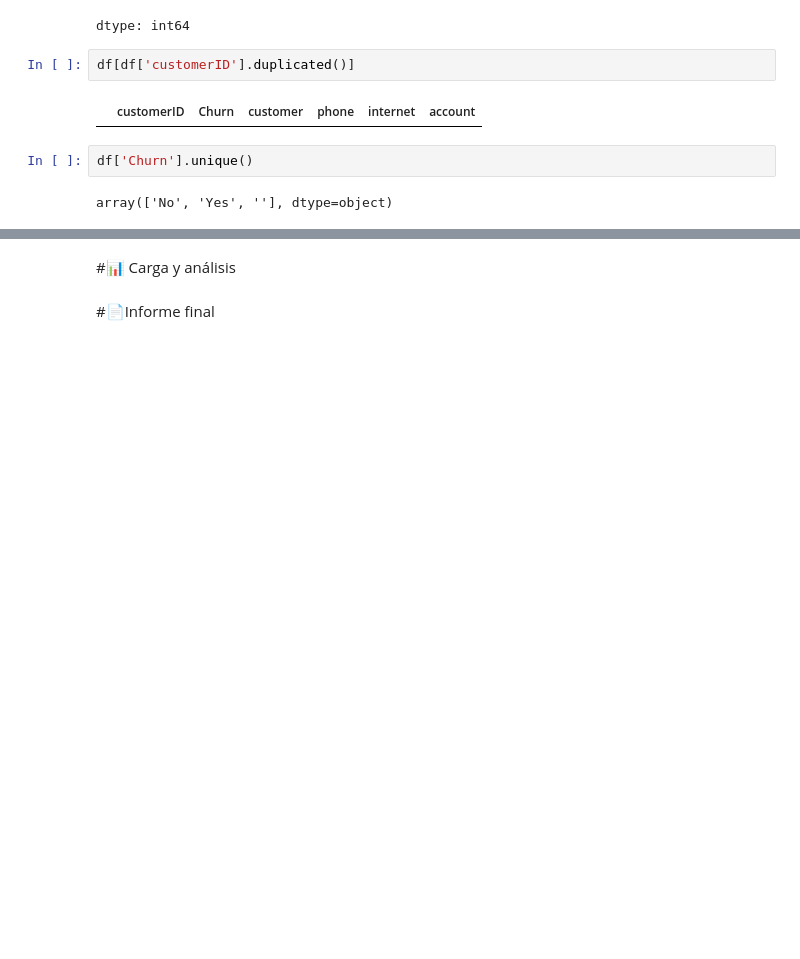
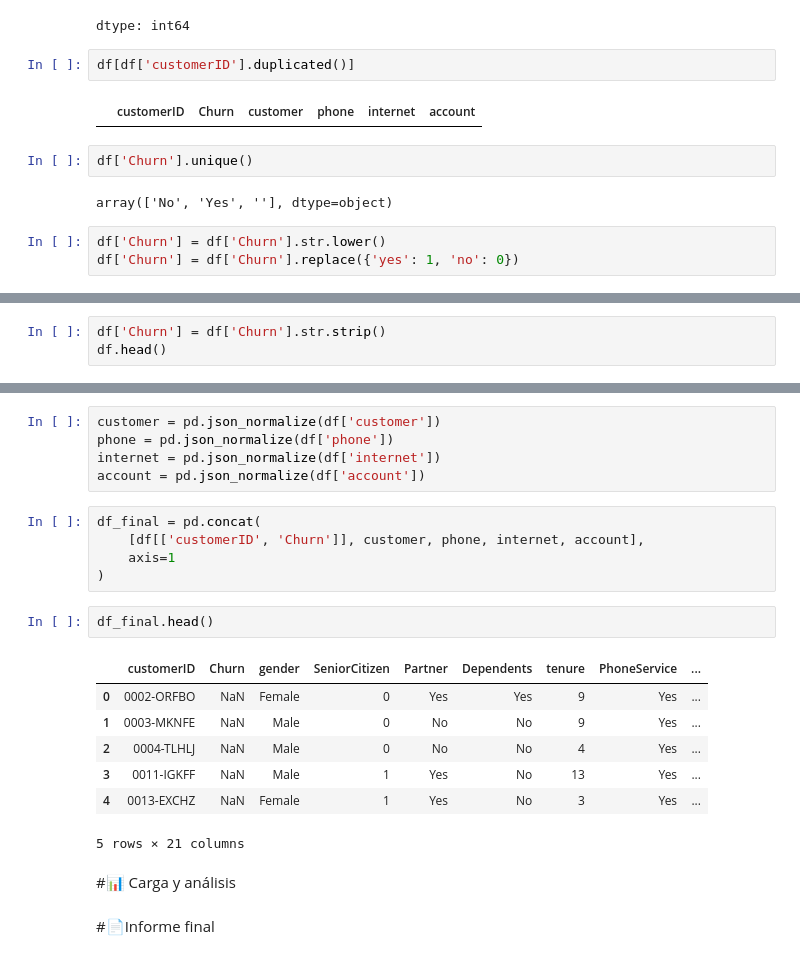
Before and after one commit to aldair27-c/TelecomX_LATAM, a Jupyter notebook: TelecomX_LATAM.ipynb, the cells around one changed output, grey strips where cells are left out. Saved outputs shown, nothing was run; the diff lists cells and outputs as text; blank space fills up the shorter version.

Commit message:
Normalización del JSON y creación del dataframe para análisis

```diff
--- a/TelecomX_LATAM.ipynb
+++ b/TelecomX_LATAM.ipynb
@@ -79,3 +79,6 @@ df[df['customerID'].duplicated()]
 df['Churn'].unique()
 # %% [output]
 array(['No', 'Yes', ''], dtype=object)
+# %%
+df['Churn'] = df['Churn'].str.lower()
+df['Churn'] = df['Churn'].replace({'yes': 1, 'no': 0})
@@ -81,0 +89,3 @@ array(['No', 'Yes', ''], dtype=object)
+# %%
+df['Churn'] = df['Churn'].str.strip()
+df.head()
@@ -82,3 +99,23 @@ array(['No', 'Yes', ''], dtype=object)
+# %%
+customer = pd.json_normalize(df['customer'])
+phone = pd.json_normalize(df['phone'])
+internet = pd.json_normalize(df['internet'])
+account = pd.json_normalize(df['account'])
+# %%
+df_final = pd.concat(
+    [df[['customerID', 'Churn']], customer, phone, internet, account],
+    axis=1
+)
+# %%
+df_final.head()
+# %% [output]
+|  | customerID | Churn | gender | SeniorCitizen | Partner | Dependents | tenure | PhoneService | ... |
+| 0 | 0002-ORFBO | NaN | Female | 0 | Yes | Yes | 9 | Yes | ... |
+| 1 | 0003-MKNFE | NaN | Male | 0 | No | No | 9 | Yes | ... |
+| 2 | 0004-TLHLJ | NaN | Male | 0 | No | No | 4 | Yes | ... |
+| 3 | 0011-IGKFF | NaN | Male | 1 | Yes | No | 13 | Yes | ... |
+| 4 | 0013-EXCHZ | NaN | Female | 1 | Yes | No | 3 | Yes | ... |
+5 rows × 21 columns
 # %% [markdown]
 #📊 Carga y análisis
 # %% [markdown]
```
Also changed, not shown: parts of 2 cells of this notebook.
